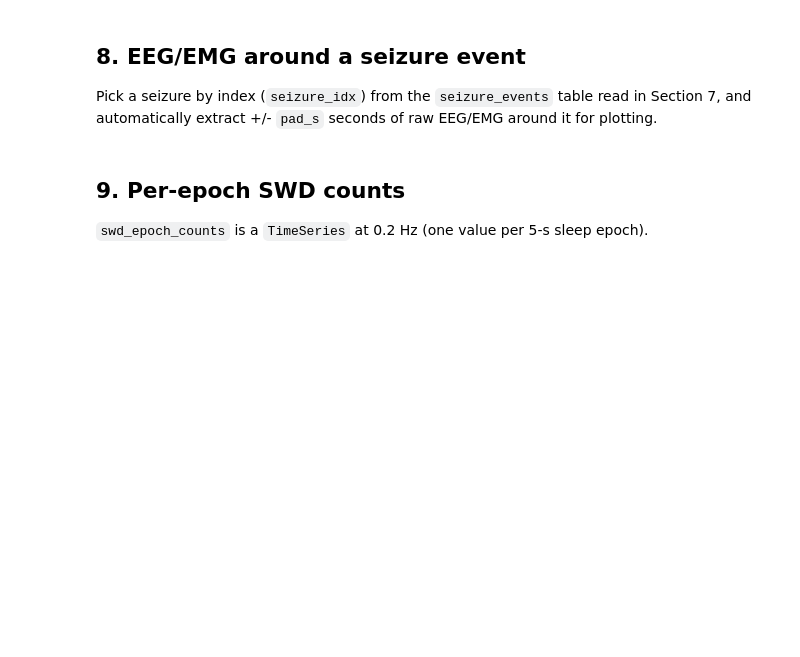
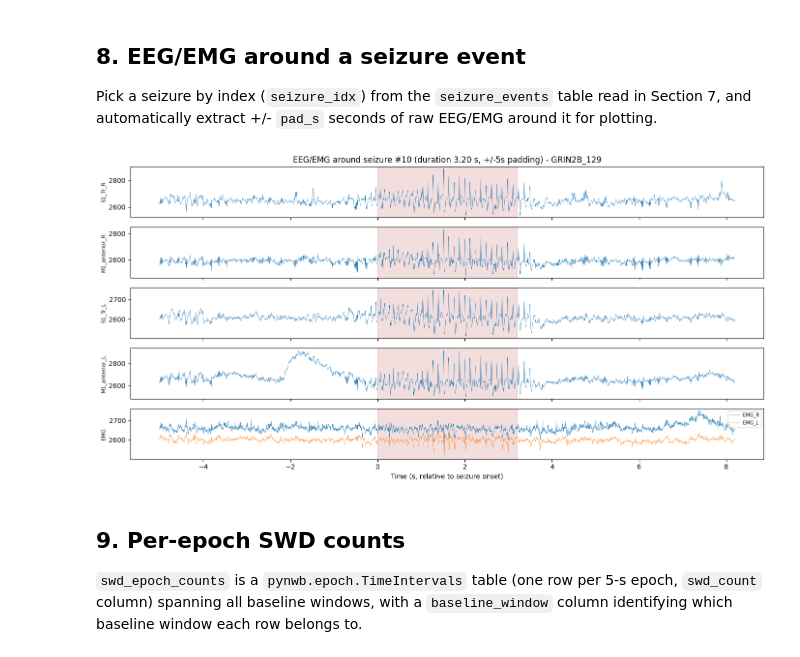
Before and after one commit to catalystneuro/gonzalez-sulser-lab-to-nwb, a Jupyter notebook: notebooks/read_grin2b_line_tutorial.ipynb, the cells around one changed output. Drawn from its saved outputs; the diff is of its cells as text; code cells hidden in the pictures; blank space fills up the shorter version.

```diff
--- a/notebooks/read_grin2b_line_tutorial.ipynb
+++ b/notebooks/read_grin2b_line_tutorial.ipynb
@@ -398,12 +569,12 @@ Pick a seizure by index (`seizure_idx`) from the `seizure_events` table read in
 and automatically extract +/- `pad_s` seconds of raw EEG/EMG around it for plotting.
 # %%
 # ── Seizure selection ───────────────────────────────────────────────────────
-seizure_idx = 3  # 10th seizure event (0-indexed)
-pad_s = 1.0      # seconds of padding before/after the seizure to include
+seizure_idx = 10  # 10th seizure event (0-indexed)
+pad_s = 5    # seconds of padding before/after the seizure to include
 # ─────────────────────────────────────────────────────────────────────────────
 
-seizure_onset_s = start_times[seizure_idx]   # absolute time (s), from Section 7
-seizure_offset_s = stop_times[seizure_idx]
+seizure_onset_s = seizure_df["start_time"][seizure_idx]
+seizure_offset_s = seizure_df["stop_time"][seizure_idx]
 
 fs = eeg_es.rate
 
@@ -416,35 +587,39 @@ t = np.arange(i_start, i_end) / fs - (seizure_onset_s)  # t=0 at seizure onset
 
 eeg_slice = eeg_es.data[i_start:i_end, :]  # lazy HDF5 read
 emg_slice = emg_es.data[i_start:i_end, :]  # lazy HDF5 read
 
 eeg_idx = {"S1_Tr_R": 0, "M1_anterior_R": 3, "S1_Tr_L": 13, "M1_anterior_L": 10}
 emg_idx = {"EMG_R": 0, "EMG_L": 1}
 
 fig, axes = plt.subplots(len(eeg_idx) + 1, 1, figsize=(14, 7), sharex=True)
 
 for ax, (label, idx) in zip(axes[:-1], eeg_idx.items()):
     ax.plot(t, eeg_slice[:, idx], lw=0.4)
     ax.set_ylabel(label, fontsize=8)
 
 ax_emg = axes[-1]
 for label, idx in emg_idx.items():
     ax_emg.plot(t, emg_slice[:, idx], lw=0.4, label=label)
 ax_emg.set_ylabel("EMG", fontsize=8)
 ax_emg.legend(fontsize=7, loc="upper right")
 ax_emg.set_xlabel("Time (s, relative to seizure onset)")
 
 seizure_duration_s = seizure_offset_s - seizure_onset_s
 for ax in axes:
     ax.axvspan(0, seizure_duration_s, color="firebrick", alpha=0.15)
 
 axes[0].set_title(
     f"EEG/EMG around seizure #{seizure_idx} "
     f"(duration {seizure_duration_s:.2f} s, +/-{pad_s}s padding) - GRIN2B_129"
 )
 plt.tight_layout()
 plt.show()
+# %% [output]
+[figure, added]
 # %% [markdown]
 ## 9. Per-epoch SWD counts
 
-`swd_epoch_counts` is a `TimeSeries` at 0.2 Hz (one value per 5-s sleep epoch).
+`swd_epoch_counts` is a `pynwb.epoch.TimeIntervals` table (one row per 5-s
+epoch, `swd_count` column) spanning all baseline windows, with a `baseline_window` column
+identifying which baseline window each row belongs to.
 # %%
```
Also changed, not shown: parts of 23 cells of this notebook.
